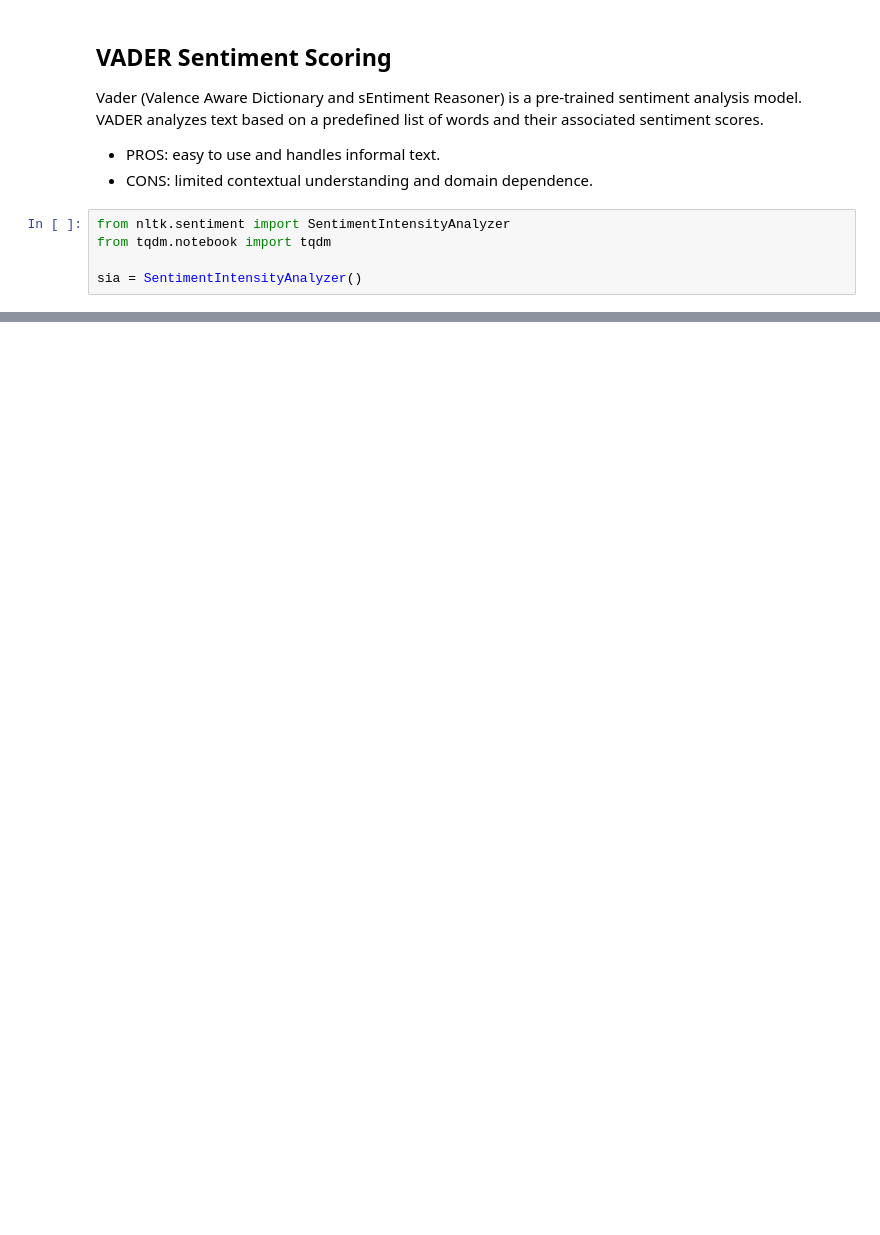
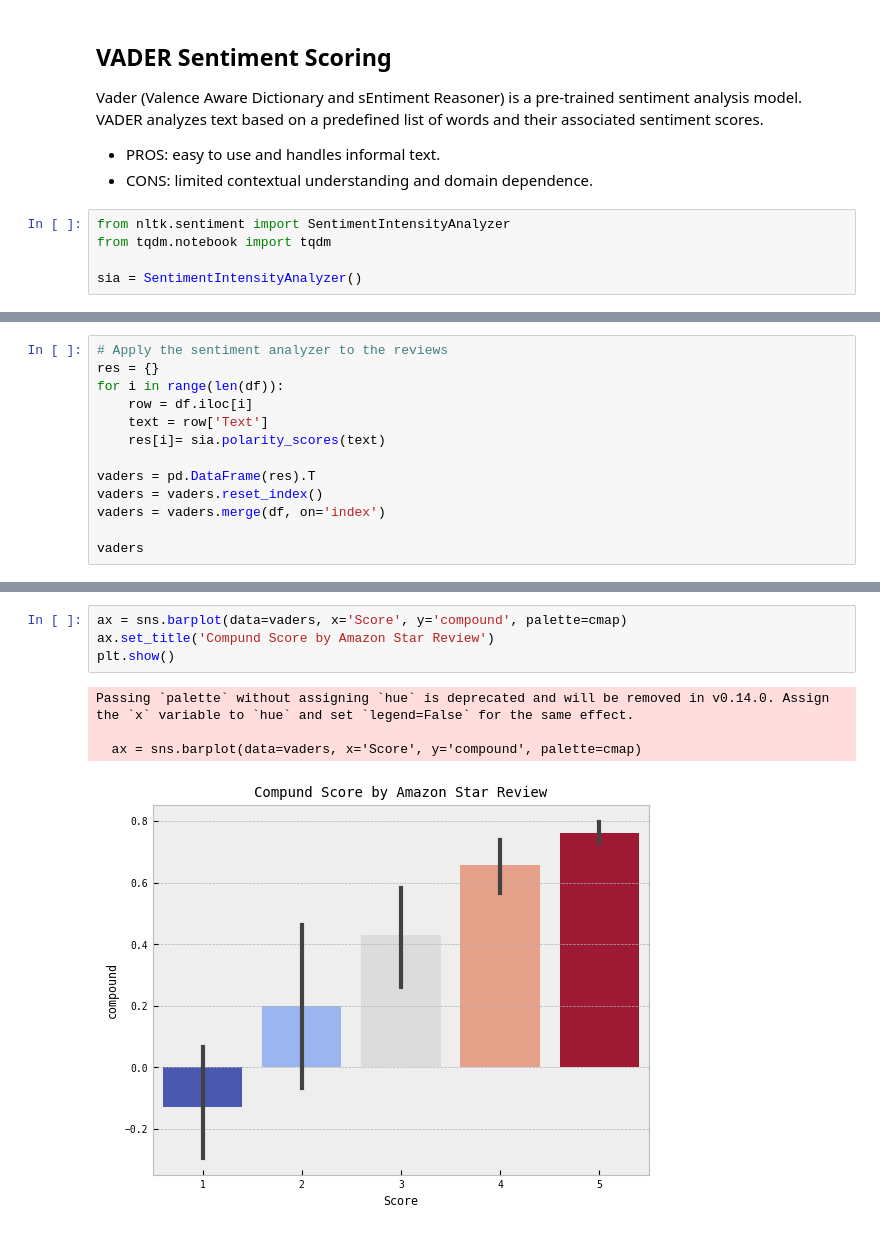
Before and after one commit to mr-pablinho/sentiment-classifier, a Jupyter notebook: amazon/amazon-reviews.ipynb, the cells around one changed output, grey strips where cells are left out. Cells and saved outputs as stored; diff of their text form; blank space fills up the shorter version.

Commit message:
add vader sentiment analysis model

```diff
--- a/amazon/amazon-reviews.ipynb
+++ b/amazon/amazon-reviews.ipynb
@@ -67,0 +87,13 @@ sia = SentimentIntensityAnalyzer()
+# %%
+# Apply the sentiment analyzer to the reviews
+res = {}
+for i in range(len(df)):
+    row = df.iloc[i]
+    text = row['Text']
+    res[i]= sia.polarity_scores(text)
+
+vaders = pd.DataFrame(res).T
+vaders = vaders.reset_index()
+vaders = vaders.merge(df, on='index')
+
+vaders
@@ -67,0 +114,9 @@ sia = SentimentIntensityAnalyzer()
+# %%
+ax = sns.barplot(data=vaders, x='Score', y='compound', palette=cmap)
+ax.set_title('Compund Score by Amazon Star Review')
+plt.show()
+# %% [output]
+Passing `palette` without assigning `hue` is deprecated and will be removed in v0.14.0. Assign the `x` variable to `hue` and set `legend=False` for the same effect.
+
+  ax = sns.barplot(data=vaders, x='Score', y='compound', palette=cmap)
+[figure, added]
```
Also changed, not shown: parts of 4 cells of this notebook, 1 other file.
